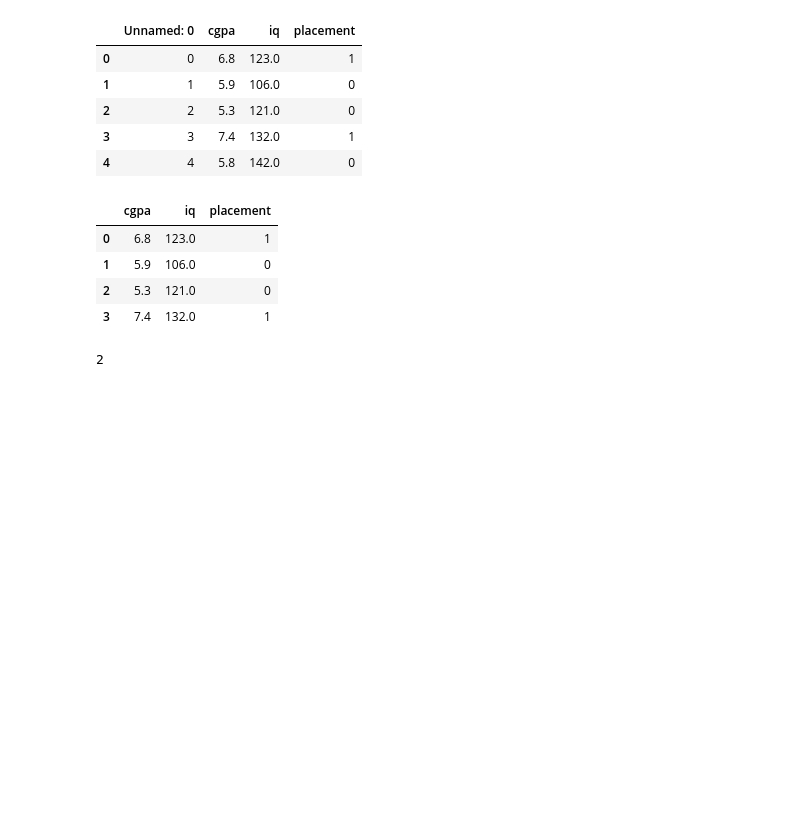
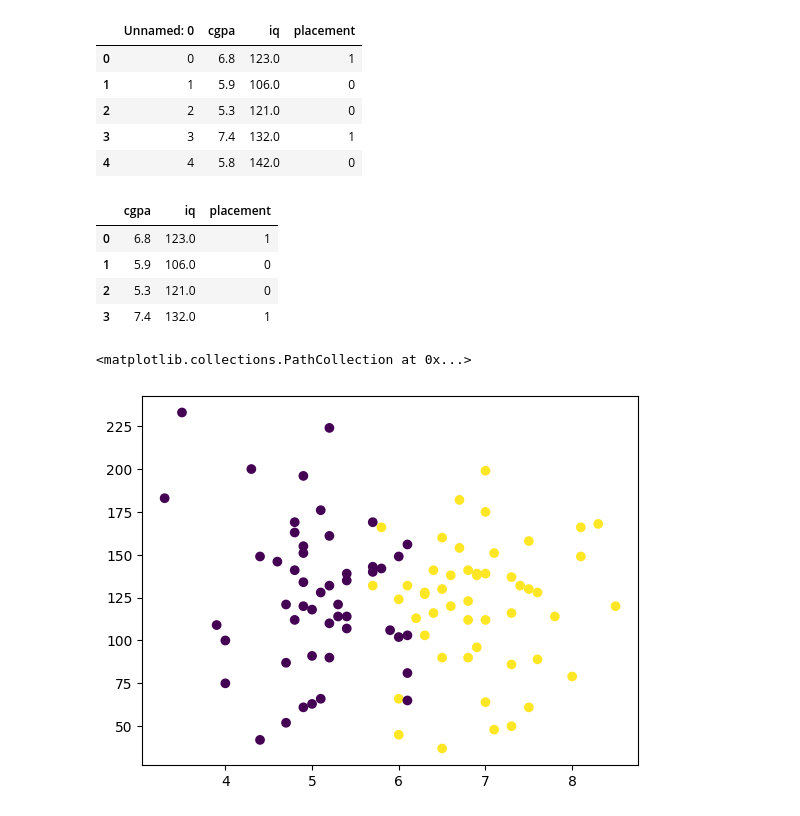
Before and after one commit to chandan11248/ML_learning, a Jupyter notebook: 1.ipynb, the cells around one changed output. Drawn from its saved outputs; the diff is of its cells as text; code cells hidden in the pictures; blank space fills up the shorter version.

```diff
--- a/1.ipynb
+++ b/1.ipynb
@@ -21,7 +23,8 @@ datasheet.head(4)
 | 1 | 5.9 | 106.0 | 0 |
 | 2 | 5.3 | 121.0 | 0 |
 | 3 | 7.4 | 132.0 | 1 |
-# %%
-datasheet.ndim
-# %% [output]
-2
+# %%
+plt.scatter(datasheet["cgpa"],datasheet["iq"],c=datasheet["placement"])
+# %% [output]
+<matplotlib.collections.PathCollection at 0x...>
+[figure, added]
```
Also changed, not shown: parts of 15 cells of this notebook, 1 other file.
